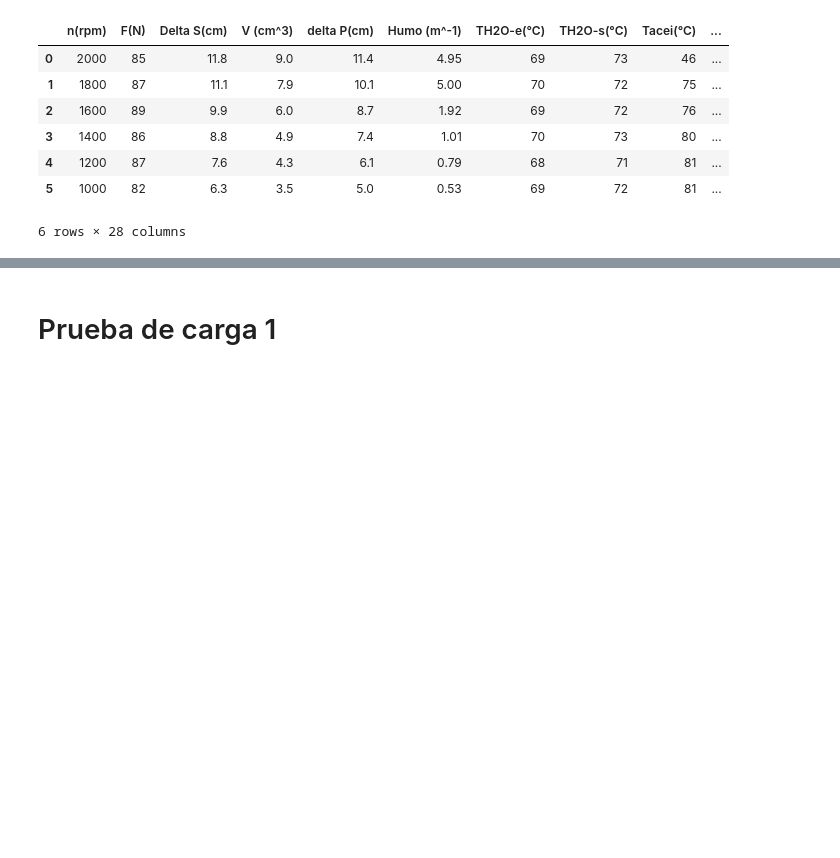
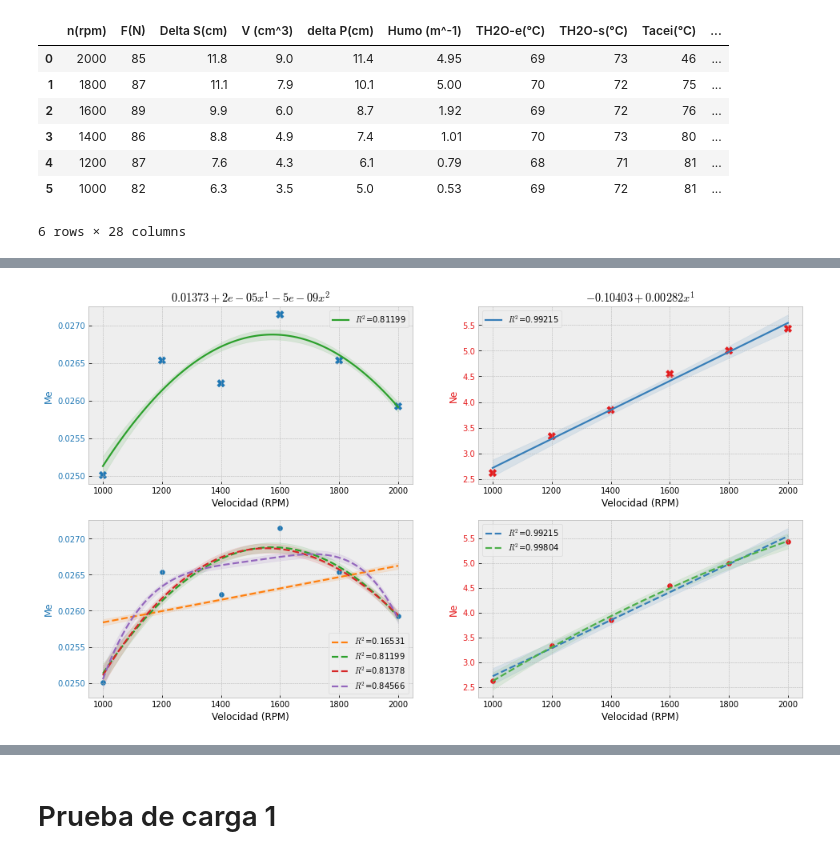
Before and after one commit to HeNeos/Reports-FIM-UNI, a Jupyter notebook: MN136-Motores de Combustion Interna/Laboratorio 4/MCI_LAB4.ipynb, the cells around one changed output, grey strips where cells are left out. Saved outputs shown, nothing was run; the diff lists cells and outputs as text; code cells hidden in the pictures; blank space fills up the shorter version.

```diff
--- a/MN136-Motores de Combustion Interna/Laboratorio 4/MCI_LAB4.ipynb
+++ b/MN136-Motores de Combustion Interna/Laboratorio 4/MCI_LAB4.ipynb
@@ -8,6 +8,7 @@ import csv
 from scipy.optimize import curve_fit
 from sklearn.metrics import r2_score
 plt.style.use('bmh')
+color_maps = [cm.tab10, cm.Set1, cm.Dark2]
 # %%
 def r_squared(coef, x, y):
     yhat = coef(x)
@@ -138,3 +147,7 @@ test_plot([1,2], df_velocidad['n(rpm)'], Ne, fig, ax, cm.Dark2, True, False)
+# %%
+gen_plot([[1,2,3,4], [1,2]], [2, 1], df_velocidad['n(rpm)'], [Me, Ne], 'Velocidad (RPM)', ['Me', 'Ne'])
+# %% [output]
+[figure, added]
 # %%
 fig, ax = plt.subplots(1,1,figsize=(10,5))
 test_plot([1,2,3], df_velocidad['n(rpm)'], pm, fig, ax, cm.Dark2, True, False)
```
Also changed, not shown: parts of 24 cells of this notebook.
